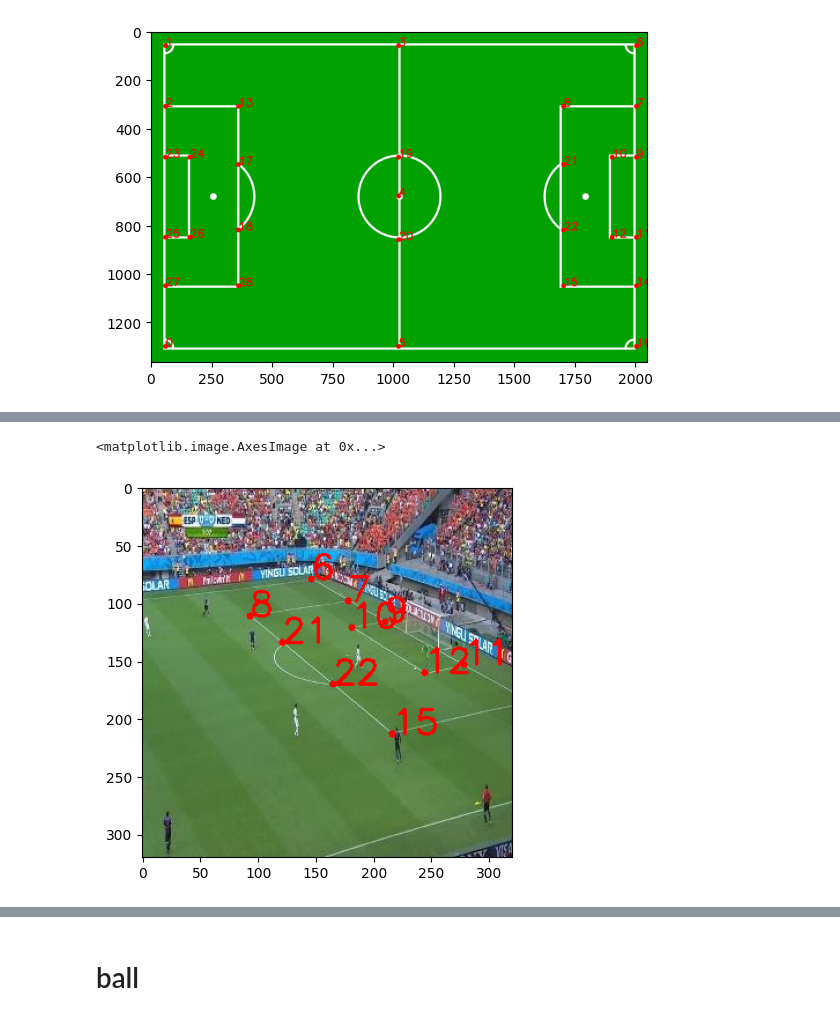
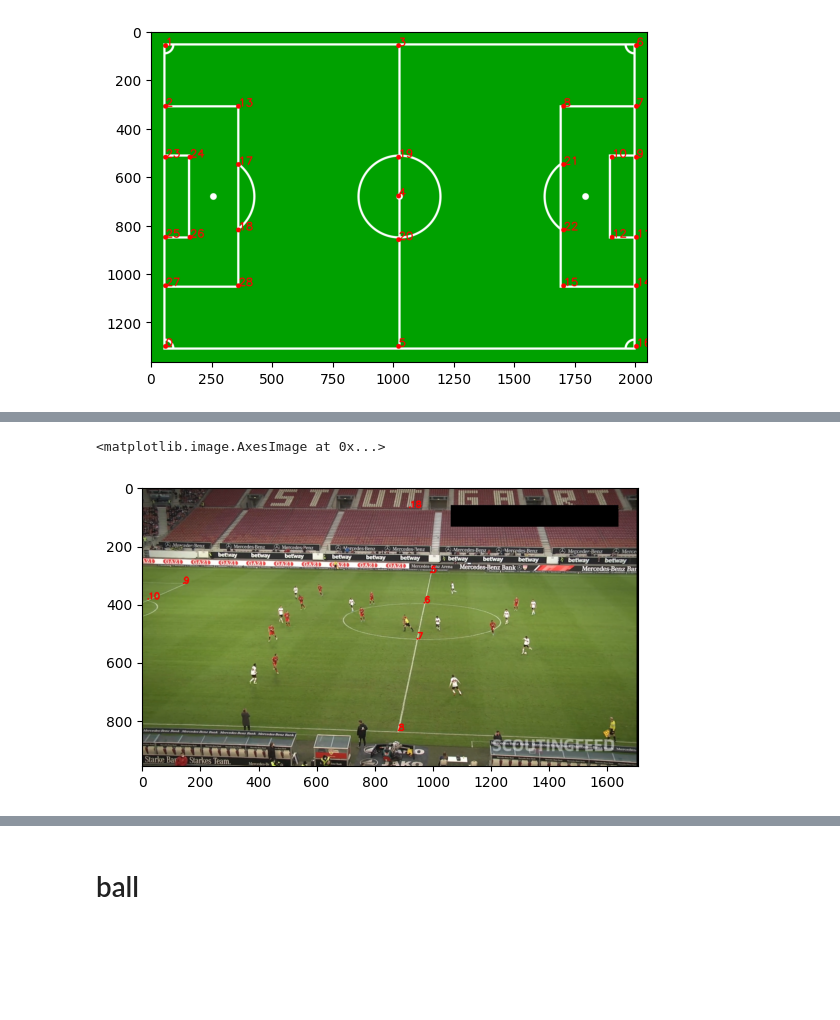
Before and after one commit to Fer14/futstats, a Jupyter notebook: futstats/homography/landmarks_28_homography/nb.ipynb, the cells around one changed output, grey strips where cells are left out. Drawn from its saved outputs; the diff is of its cells as text; code cells hidden in the pictures; blank space fills up the shorter version.

```diff
--- a/futstats/homography/landmarks_28_homography/nb.ipynb
+++ b/futstats/homography/landmarks_28_homography/nb.ipynb
@@ -122,7 +172,8 @@ plt.imshow(check)
 # %%
-cktp_path =  "./checkpoints/FIELD_KEYPOINTS_YOLO/ckpt_best.pth"
 cktp_path =  "./checkpoints/FIELD_KEYPOINTS_COCO_DATA_1/ckpt_best.pth"
 cktp_path = "./checkpoints/ckpt_best_nov.pth"
+cktp_path = "./checkpoints/ckpt_best_nov_new.pth"
+
 
 model = models.get("yolo_nas_s",
                 num_classes=NUM_CLASES,
@@ -156,0 +195,3 @@ plt.imshow(img)
+# %%
+img = cv2.cvtColor(cv2.imread('../images/frame.png'), cv2.COLOR_BGR2RGB)
+plt.imshow(img)
@@ -157,4 +201,5 @@ plt.imshow(img)
 # %%
-results = list(model.predict(img, conf=0.35))[0]
+results = list(model.predict(img, conf=0.3))[0]
 detections = Detection.from_yoloNas(pred=results)
+print(len(detections))
 # %% [output]
@@ -162,20 +218,20 @@ detections = Detection.from_yoloNas(pred=results)
 # %%
 
 points = img.copy()
 
 for detection in detections:
     x2, y2 = detection.rect.bottom_right.int_xy_tuple
     x1, y1 = detection.rect.top_left.int_xy_tuple
     # get the center of the box
     center = (int((x1 + x2) / 2),int((y1 + y2) / 2))
     points = cv2.circle(points, center, 3, (255, 0, 0), -1)
-    points = cv2.putText(points, str(detection.class_id), center, cv2.FONT_HERSHEY_SIMPLEX, 1, (255, 0, 0),2)
+    points = cv2.putText(points, str(detection.class_id), center, cv2.FONT_HERSHEY_SIMPLEX, 1, (255, 0, 0),3)
 
 
 plt.imshow(points)
 # %% [output]
 <matplotlib.image.AxesImage at 0x...>
-[figure, old version]
+[figure, new version]
 # %%
 src_points = []
 dst_points = []
```
Also changed, not shown: parts of 12 cells of this notebook, 6 other files.
